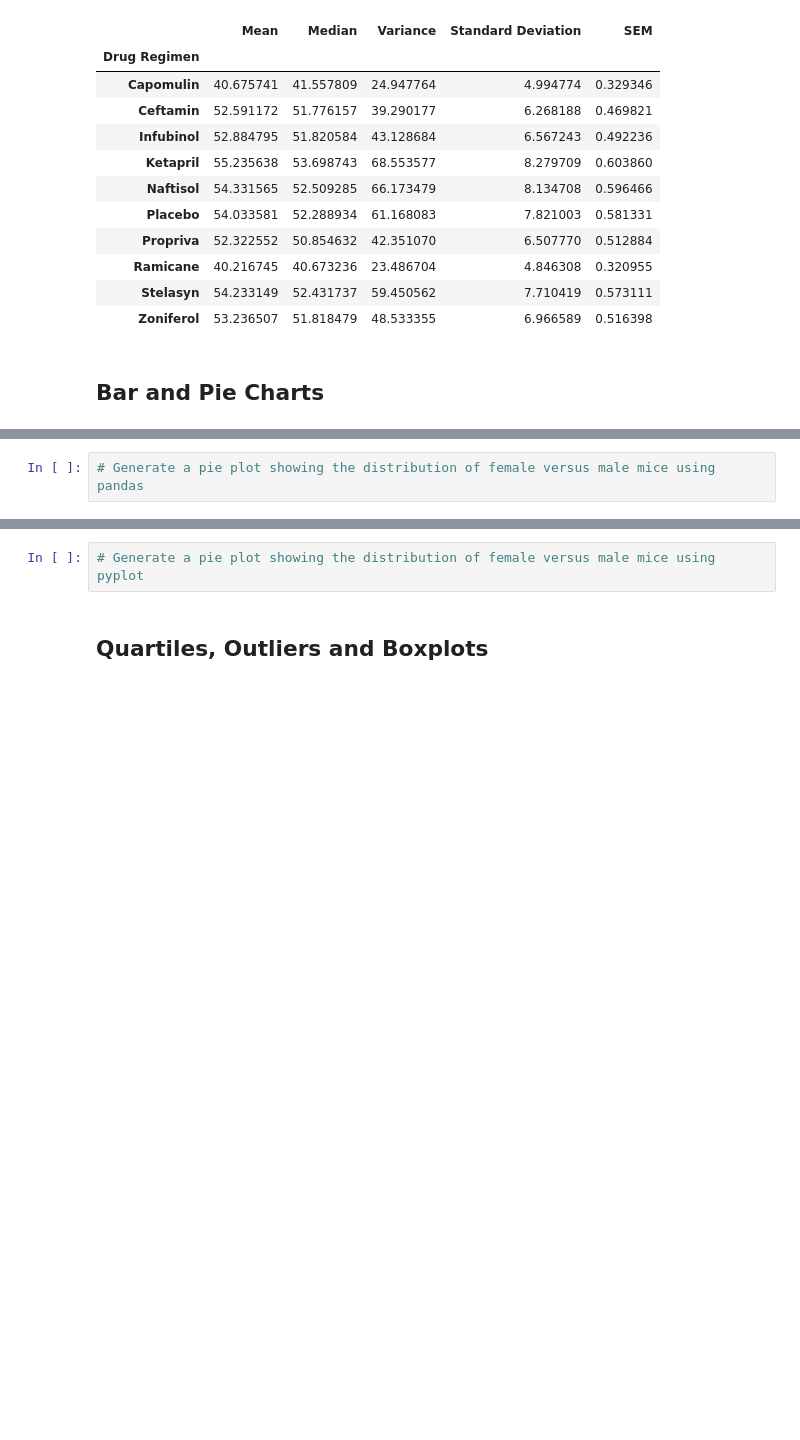
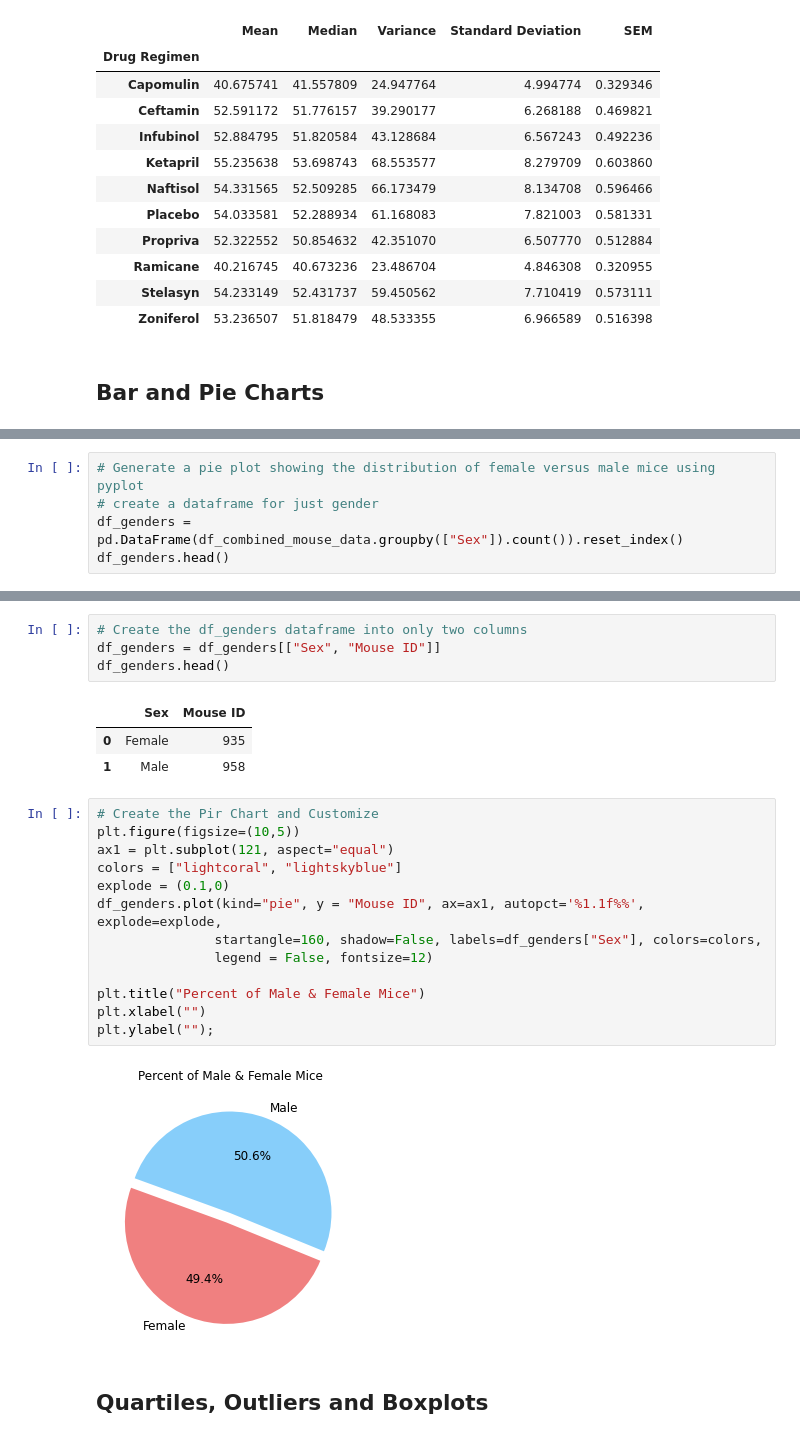
Before and after one commit to todd-tuchek/matplotlib-challenge, a Jupyter notebook: Pymaceuticals/pymaceuticals_starter.ipynb, the cells around one changed output, grey strips where cells are left out. Cells and saved outputs as stored; diff of their text form; blank space fills up the shorter version.

```diff
--- a/Pymaceuticals/pymaceuticals_starter.ipynb
+++ b/Pymaceuticals/pymaceuticals_starter.ipynb
@@ -134,2 +195,5 @@ df_regimen_summary
 # %%
-# Generate a pie plot showing the distribution of female versus male mice using pandas
+# Generate a pie plot showing the distribution of female versus male mice using pyplot
+# create a dataframe for just gender
+df_genders = pd.DataFrame(df_combined_mouse_data.groupby(["Sex"]).count()).reset_index()
+df_genders.head()
@@ -136,5 +204,26 @@ df_regimen_summary
-# %%
-# Generate a pie plot showing the distribution of female versus male mice using pyplot
+# %%
+# Create the df_genders dataframe into only two columns
+df_genders = df_genders[["Sex", "Mouse ID"]]
+df_genders.head()
+# %% [output]
+|  | Sex | Mouse ID |
+| 0 | Female | 935 |
+| 1 | Male | 958 |
+# %%
+# Create the Pir Chart and Customize
+plt.figure(figsize=(10,5))
+ax1 = plt.subplot(121, aspect="equal")
+colors = ["lightcoral", "lightskyblue"]
+explode = (0.1,0)
+df_genders.plot(kind="pie", y = "Mouse ID", ax=ax1, autopct='%1.1f%%', explode=explode,
+               startangle=160, shadow=False, labels=df_genders["Sex"], colors=colors,
+               legend = False, fontsize=12)
+
+plt.title("Percent of Male & Female Mice")
+plt.xlabel("")
+plt.ylabel("");
+# %% [output]
+[figure, added]
 # %% [markdown]
 ## Quartiles, Outliers and Boxplots
 # %%
```
Also changed, not shown: parts of 11 cells of this notebook.
